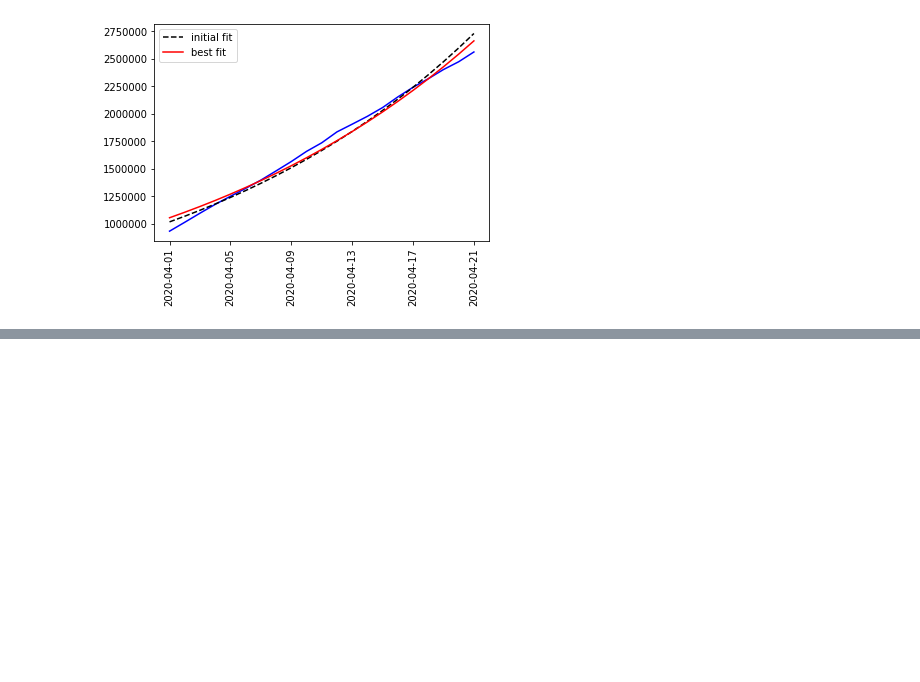
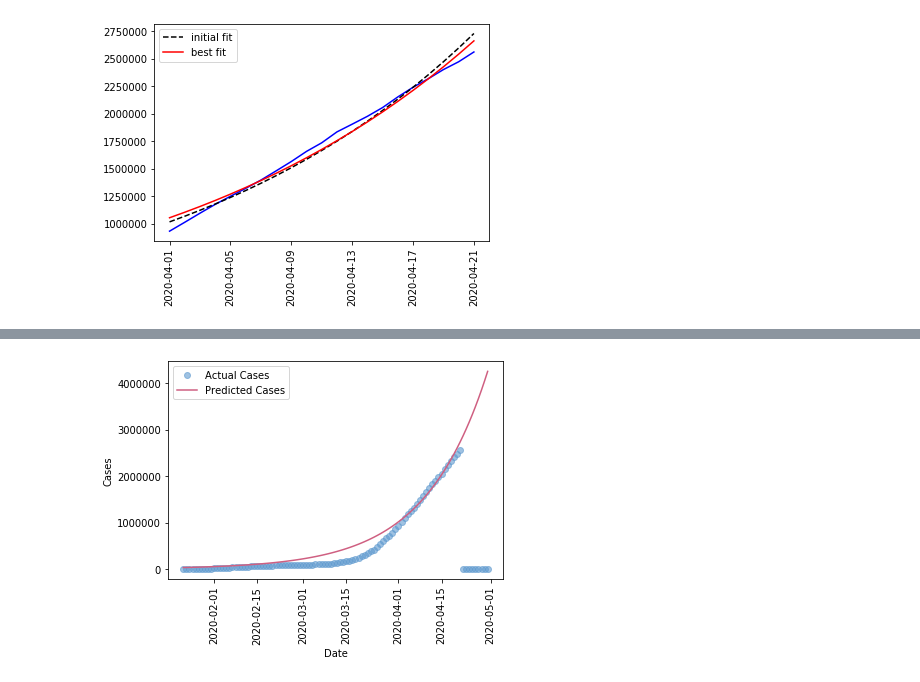
Before and after one commit to mortie23/covid-19-analysis, a Jupyter notebook: python/notebook.ipynb, the cells around one changed output, grey strips where cells are left out. Saved outputs shown, nothing was run; the diff lists cells and outputs as text; code cells hidden in the pictures; blank space fills up the shorter version.

```diff
--- a/python/notebook.ipynb
+++ b/python/notebook.ipynb
@@ -237,0 +244,11 @@ plt.show()
+# %%
+# Plot the results
+plt.plot(tsdata_all['date_new'], tsdata_all['cases'], 'o', color='#5f9acf', alpha=0.6, label='Actual Cases')
+plt.plot(tsdata_all['date_new'], tsdata_all['pred_cases'], '-', color='#cf5f81',label='Predicted Cases')
+plt.legend(loc='best')
+plt.xticks(rotation=90)
+plt.xlabel('Date')
+plt.ylabel('Cases')
+plt.show()
+# %% [output]
+[figure, added]
```
Also changed, not shown: parts of 2 cells of this notebook, 1 other file.
